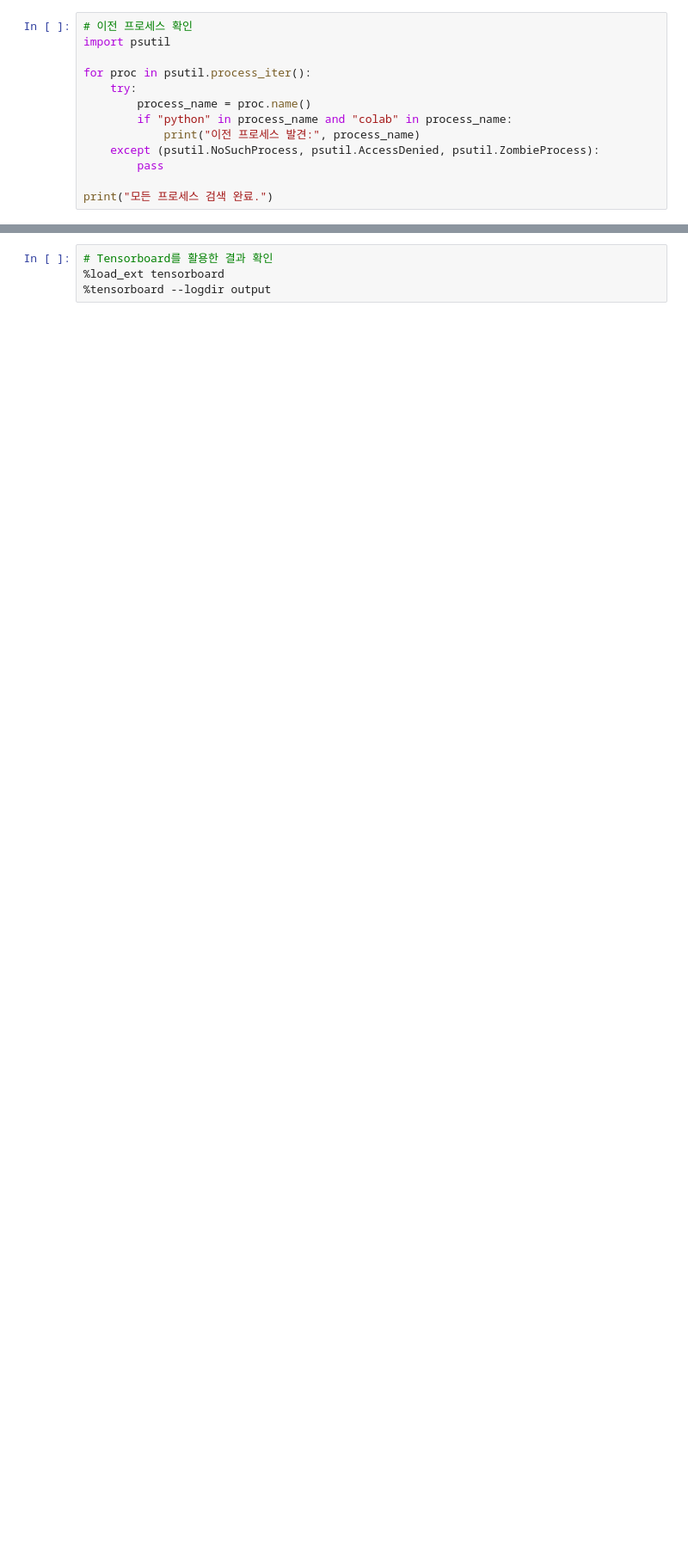
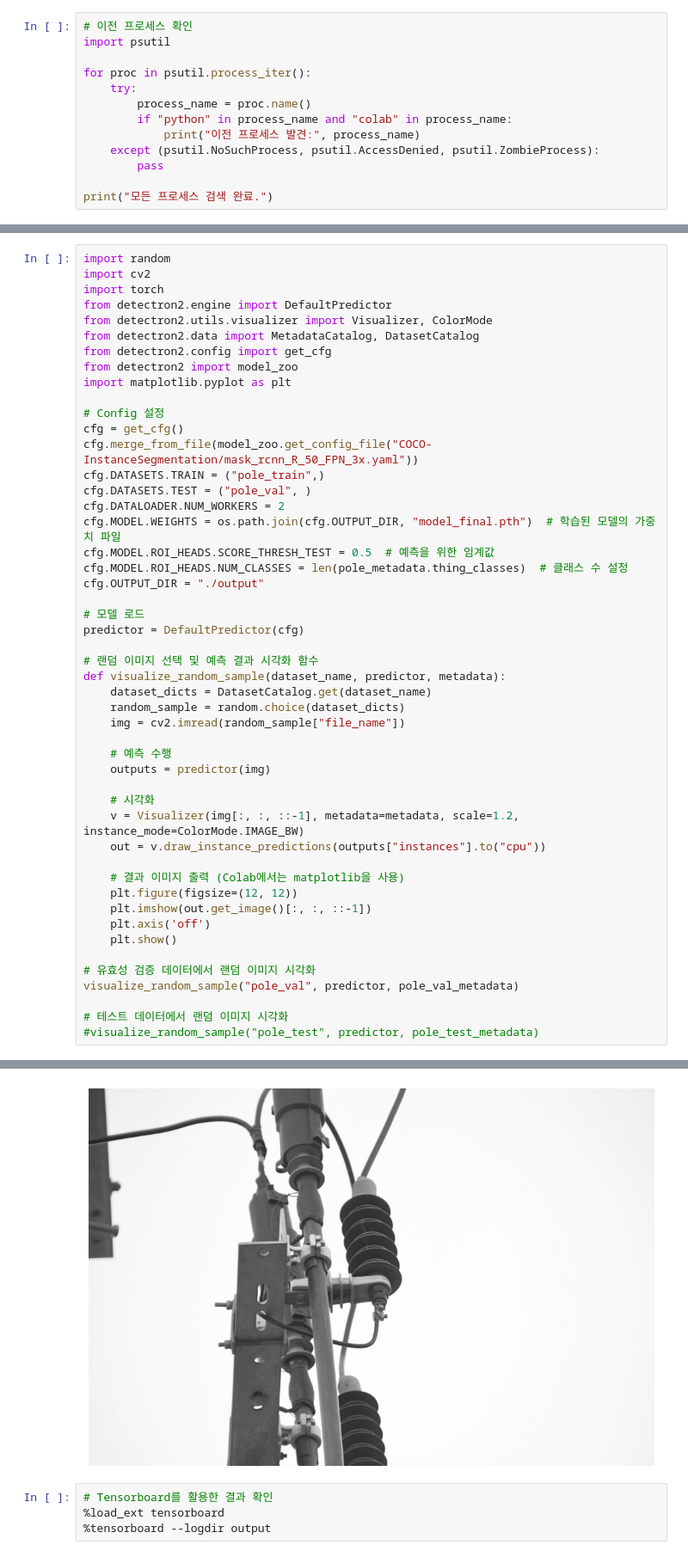
Before and after one commit to gyuchangShim/MJU_AI, a Jupyter notebook: Mask_R_CNN.ipynb, the cells around one changed output, grey strips where cells are left out. Shown: that part at 86% size. Saved outputs shown, nothing was run; the diff lists cells and outputs as text; blank space fills up the shorter version.

```diff
--- a/Mask_R_CNN.ipynb
+++ b/Mask_R_CNN.ipynb
@@ -135,0 +281,50 @@ trainer.train()
+# %%
+import random
+import cv2
+import torch
+from detectron2.engine import DefaultPredictor
+from detectron2.utils.visualizer import Visualizer, ColorMode
+from detectron2.data import MetadataCatalog, DatasetCatalog
+from detectron2.config import get_cfg
+from detectron2 import model_zoo
+import matplotlib.pyplot as plt
+
+# Config 설정
+cfg = get_cfg()
+cfg.merge_from_file(model_zoo.get_config_file("COCO-InstanceSegmentation/mask_rcnn_R_50_FPN_3x.yaml"))
+cfg.DATASETS.TRAIN = ("pole_train",)
+cfg.DATASETS.TEST = ("pole_val", )
+cfg.DATALOADER.NUM_WORKERS = 2
+cfg.MODEL.WEIGHTS = os.path.join(cfg.OUTPUT_DIR, "model_final.pth")  # 학습된 모델의 가중치 파일
+cfg.MODEL.ROI_HEADS.SCORE_THRESH_TEST = 0.5  # 예측을 위한 임계값
+cfg.MODEL.ROI_HEADS.NUM_CLASSES = len(pole_metadata.thing_classes)  # 클래스 수 설정
+cfg.OUTPUT_DIR = "./output"
+
+# 모델 로드
+predictor = DefaultPredictor(cfg)
+
+# 랜덤 이미지 선택 및 예측 결과 시각화 함수
+def visualize_random_sample(dataset_name, predictor, metadata):
+    dataset_dicts = DatasetCatalog.get(dataset_name)
+    random_sample = random.choice(dataset_dicts)
+    img = cv2.imread(random_sample["file_name"])
+
+    # 예측 수행
+    outputs = predictor(img)
+
+    # 시각화
+    v = Visualizer(img[:, :, ::-1], metadata=metadata, scale=1.2, instance_mode=ColorMode.IMAGE_BW)
+    out = v.draw_instance_predictions(outputs["instances"].to("cpu"))
+
+    # 결과 이미지 출력 (Colab에서는 matplotlib을 사용)
+    plt.figure(figsize=(12, 12))
+    plt.imshow(out.get_image()[:, :, ::-1])
+    plt.axis('off')
+    plt.show()
+
+# 유효성 검증 데이터에서 랜덤 이미지 시각화
+visualize_random_sample("pole_val", predictor, pole_val_metadata)
+
+# 테스트 데이터에서 랜덤 이미지 시각화
+#visualize_random_sample("pole_test", predictor, pole_test_metadata)
+# %% [output]
@@ -136,3 +333,4 @@ trainer.train()
+[figure, added]
 # %%
 # Tensorboard를 활용한 결과 확인
 %load_ext tensorboard
```
Also changed, not shown: parts of 10 cells of this notebook.
